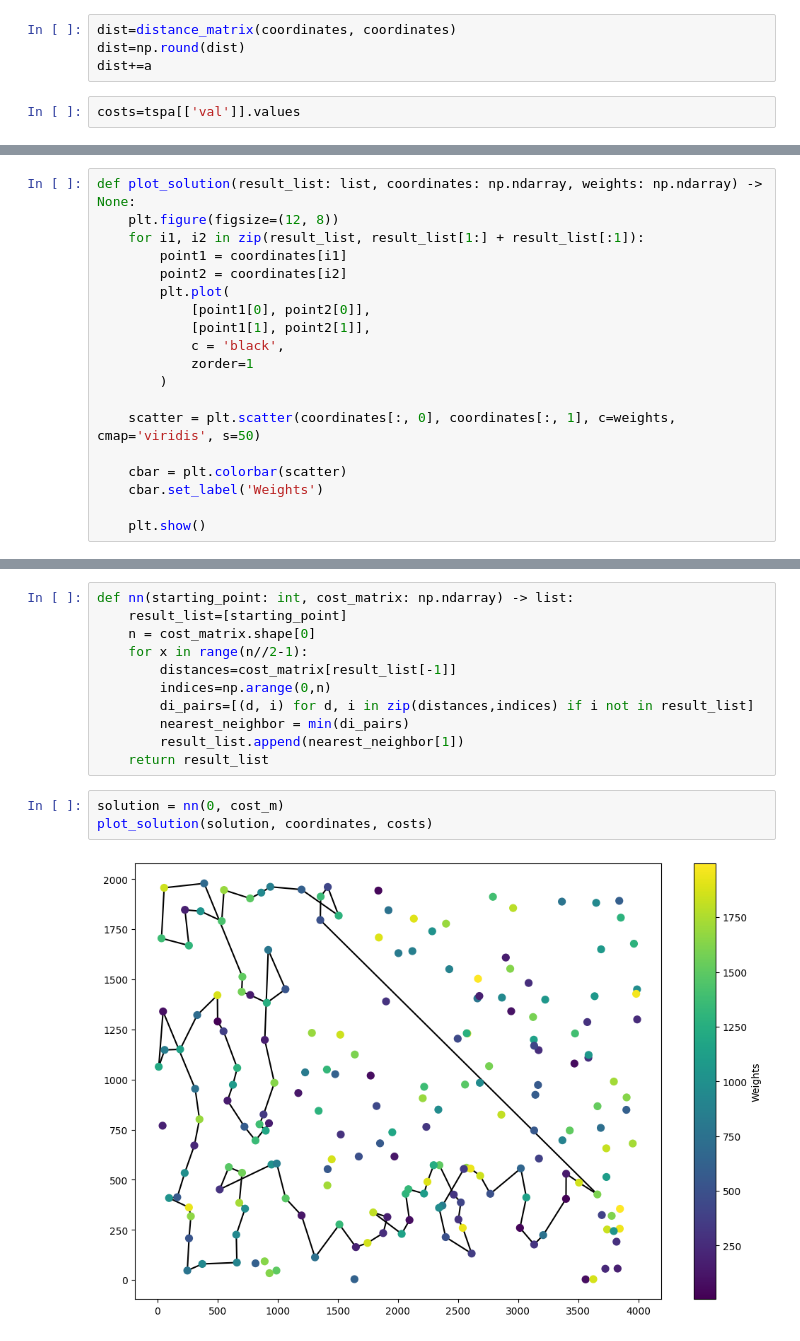
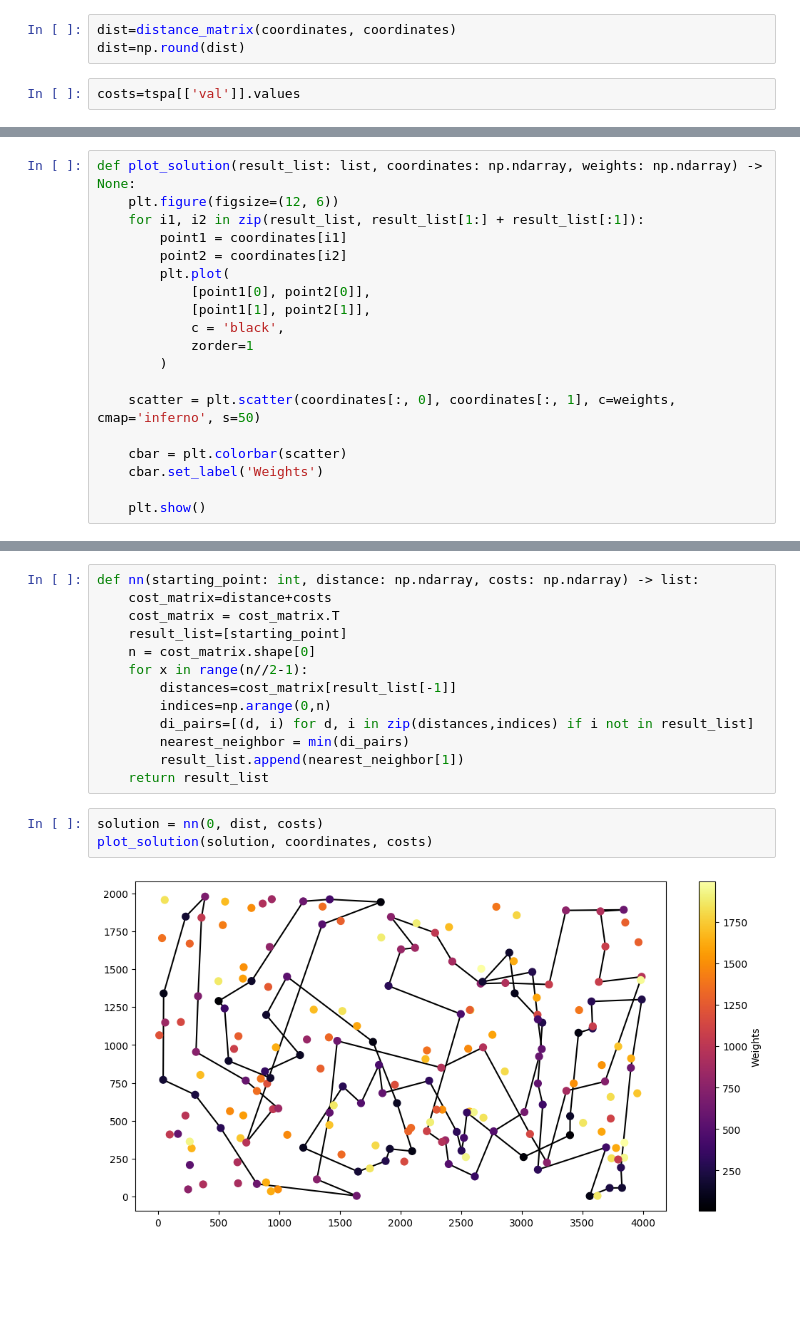
Before and after one commit to krzysztof-m-w/evolutionary_computation, a Jupyter notebook: lab1/ec1.ipynb, the cells around one changed output, grey strips where cells are left out. Drawn from its saved outputs; the diff is of its cells as text; blank space fills up the shorter version.

```diff
--- a/lab1/ec1.ipynb
+++ b/lab1/ec1.ipynb
@@ -12,6 +12,5 @@ coordinates=tspa[['x', 'y']].values
 # %%
 dist=distance_matrix(coordinates, coordinates)
 dist=np.round(dist)
-dist+=a
 # %%
 costs=tspa[['val']].values
@@ -20,6 +17,6 @@ cost_m=dist+costs
 # %%
 def plot_solution(result_list: list, coordinates: np.ndarray, weights: np.ndarray) -> None:
-    plt.figure(figsize=(12, 8))
+    plt.figure(figsize=(12, 6))
     for i1, i2 in zip(result_list, result_list[1:] + result_list[:1]):
         point1 = coordinates[i1]
         point2 = coordinates[i2]
@@ -30,7 +27,7 @@ def plot_solution(result_list: list, coordinates: np.ndarray, weights: np.ndarra
             zorder=1
         )
 
-    scatter = plt.scatter(coordinates[:, 0], coordinates[:, 1], c=weights, cmap='viridis', s=50)
+    scatter = plt.scatter(coordinates[:, 0], coordinates[:, 1], c=weights, cmap='inferno', s=50)
 
     cbar = plt.colorbar(scatter)
     cbar.set_label('Weights')
@@ -44,5 +41,7 @@ def get_random_solution(n: int) -> list:
 # %%
-def nn(starting_point: int, cost_matrix: np.ndarray) -> list:
+def nn(starting_point: int, distance: np.ndarray, costs: np.ndarray) -> list:
+    cost_matrix=distance+costs
+    cost_matrix = cost_matrix.T
     result_list=[starting_point]
     n = cost_matrix.shape[0]
     for x in range(n//2-1):
@@ -53,7 +52,7 @@ def nn(starting_point: int, cost_matrix: np.ndarray) -> list:
         result_list.append(nearest_neighbor[1])
     return result_list
 # %%
-solution = nn(0, cost_m)
+solution = nn(0, dist, costs)
 plot_solution(solution, coordinates, costs)
 # %% [output]
-[figure, old version]
+[figure, new version]
```
Also changed, not shown: parts of 2 cells of this notebook.
